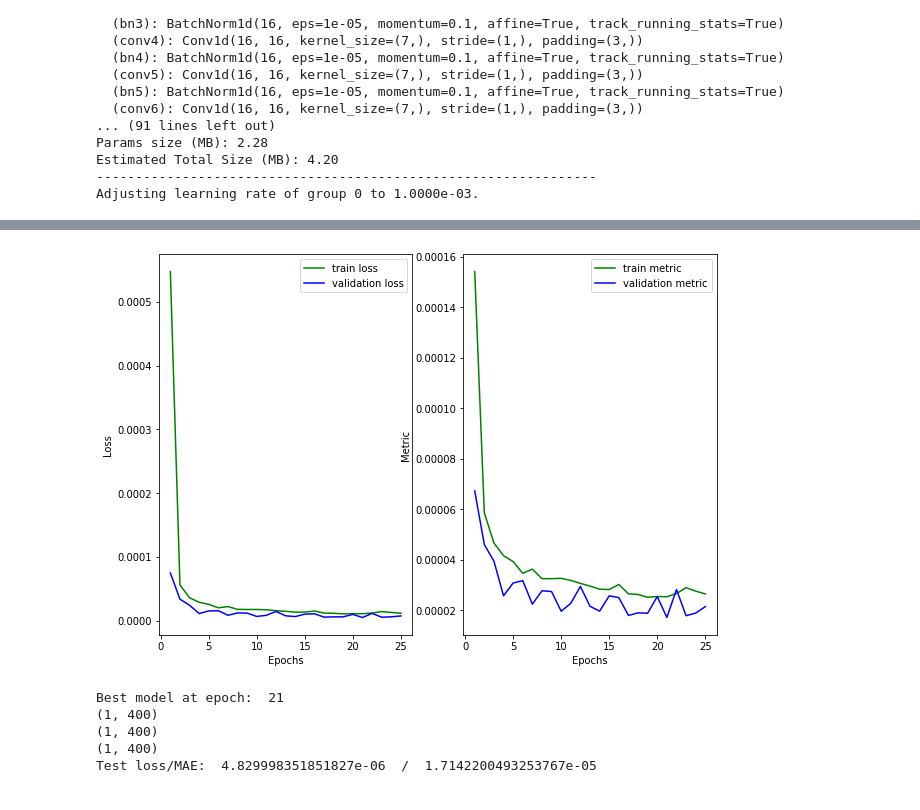
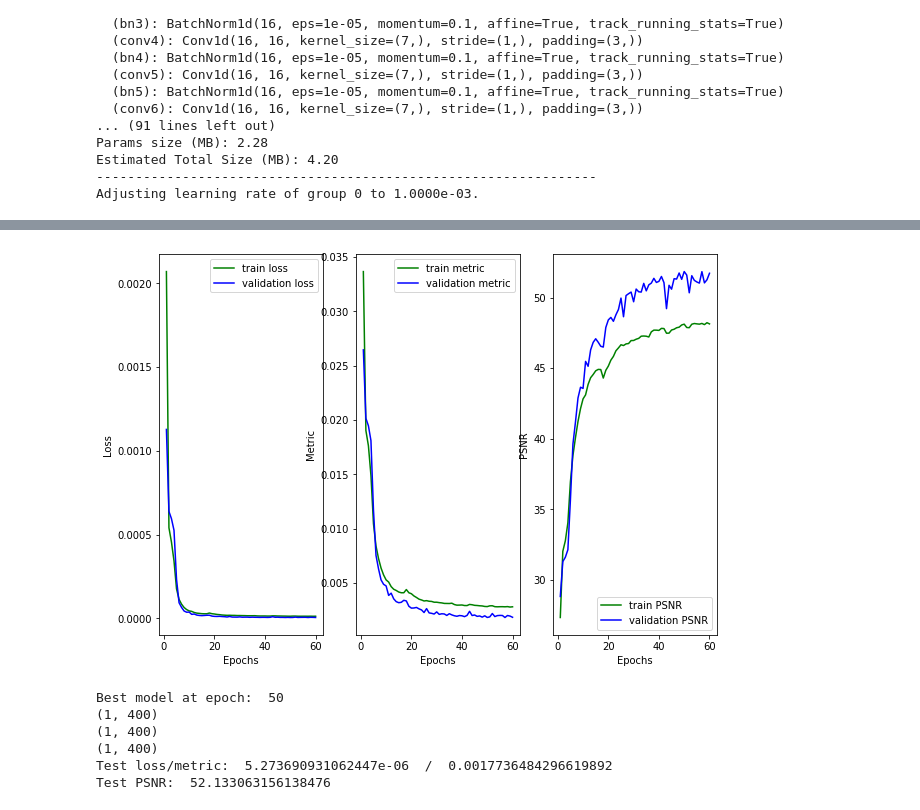
Before and after one commit to FrankJRix/ProgettoML, a Jupyter notebook: Progetto1_SRS_franco_risi_1620118.ipynb, the cells around one changed output, grey strips where cells are left out. Saved outputs shown, nothing was run; the diff lists cells and outputs as text; code cells hidden in the pictures.

```diff
--- a/Progetto1_SRS_franco_risi_1620118.ipynb
+++ b/Progetto1_SRS_franco_risi_1620118.ipynb
@@ -52,27 +68,11 @@ print(res_test.shape)
 
 print(X_train[0].shape)
 
-figure = plt.figure(figsize=(20, 10))
-cols = 3
-for i in range(1, cols + 1):
-    sample_idx = torch.randint(len(X_train), size=(1,)).item()
+max_value = max(Y_train.max(), Y_test.max())
 
-    img = X_train[sample_idx,:]
-    figure.add_subplot(3, cols, i)
-    plt.title(f'sample #{sample_idx}')
-    plt.ylabel('spettro misurato')
-    plt.plot(range(len(img)), img)
+print(f"max = {max_value}")
 
-    img = Y_train[sample_idx,:]
-    figure.add_subplot(3, cols, i+cols)
-    plt.ylabel('ground truth')
-    plt.plot(range(len(img)), img)
-
-    img = res_train[sample_idx,:]
-    figure.add_subplot(3, cols, i+cols+cols)
-    plt.ylabel('residuo')
-    plt.plot(range(len(img)), img)
-plt.show()
+comparison_plot((X_train, Y_train, res_train), 5, labels=["spettro misurato","ground truth","residuo"])
 # %% [output]
 ['X_train', 'Y_train', 'X_test', 'Y_test', 'arr_0', 'arr_1', 'arr_2', 'arr_3']
 (8000, 400, 1)
@@ -131,7 +132,7 @@ print('Trainign set size: ', len(train_dataset))
 print('Validation set size: ',len(vali_dataset))
 print('Test set size: ',len(test_dataset))
 
-batch_size = 100
+batch_size = 500
 dataloaders = dict()
 dataloaders['train'] = torch.utils.data.DataLoader(train_dataset, batch_size=batch_size, shuffle=True)
 dataloaders['vali'] = torch.utils.data.DataLoader(vali_dataset, batch_size=batch_size, shuffle=True)
@@ -198,7 +199,7 @@ class my1DnCNN(nn.Module):
 
         self.out_conv = nn.Conv1d(in_channels=out_channels, out_channels=1, kernel_size=(kernel_size), padding=padding)
 
-        self.drop1 = nn.Dropout(p=0.3) #droput
+        self.drop1 = nn.Dropout(p=0.3) #dropout
         self.fc1 = nn.Linear(in_features=400, out_features=800)
         self.drop2 = nn.Dropout(p=0.3) #dropout
         self.fc2 = nn.Linear(in_features=800, out_features=200)
@@ -260,7 +261,7 @@ LR_ST = 1e-3
 opt = optim.Adam(model.parameters(), lr=LR_ST)
 
 # scheduler
-scheduler = optim.lr_scheduler.StepLR(opt, 15, gamma=0.1, last_epoch=-1, verbose=True)
+scheduler = optim.lr_scheduler.StepLR(opt, 12, gamma=0.6, last_epoch=-1, verbose=True)
 # %% [output]
 3
 my1DnCNN(
@@ -410,24 +424,30 @@ epoch: 25, time(s): 1.5637, train loss: 0.000012, train metric: 0.000026, vali l
 # %%
 # grafico monitoring training
 plt.figure(figsize=(10, 7))
-plt.subplot(1,2,1)
+plt.subplot(1,3,1)
 plt.plot(range(1,len(hist_loss)+1), hist_loss, color='green', linestyle='-', label='train loss')
 plt.plot(range(1,len(hist_vloss)+1), hist_vloss, color='blue', linestyle='-', label='validation loss')
 plt.xlabel('Epochs')
 plt.ylabel('Loss')
 plt.legend()
 
-plt.subplot(1,2,2)
+plt.subplot(1,3,2)
 plt.plot(range(1,len(hist_metric)+1),hist_metric, color='green', linestyle='-', label='train metric')
 plt.plot(range(1,len(hist_vmetric)+1),hist_vmetric, color='blue', linestyle='-', label='validation metric')
 plt.xlabel('Epochs')
 plt.ylabel('Metric')
 plt.legend()
+
+plt.subplot(1,3,3)
+plt.plot(range(1,len(hist_psnr)+1),hist_psnr, color='green', linestyle='-', label='train PSNR')
+plt.plot(range(1,len(hist_vpsnr)+1),hist_vpsnr, color='blue', linestyle='-', label='validation PSNR')
+plt.xlabel('Epochs')
+plt.ylabel('PSNR')
+plt.legend()
 plt.show()
 # %% [output]
-[figure, old version]
+[figure, new version]
 # %%
-# plot andamenti
 # test set perfromance
 
 # lettura del modello
@@ -440,6 +460,7 @@ model.to(torch.device('cpu'))
 
 loss = 0
 metric = 0
+psnr = 0
 counter = 0
 inputs = []
 predictions = []
@@ -463,18 +484,22 @@ for xb, yb in dataloaders['test']:
 
     loss += loss_func(pred, yb).item()
     metric += metric_func(pred, yb).item()
+    psnr += PSNR(xb-yb, xb-pred, max_value)
 
 print(inputs[0].shape)
 print(truth[0].shape)
 print(predictions[0].shape)
 
 loss /= counter
-metric /= (counter*batch_size)
+metric /= counter
+psnr /= counter
 
-print('Test loss/MAE: ',loss, ' / ', metric)
+print('Test loss/metric: ',loss, ' / ', metric)
+print('Test PSNR: ', psnr)
 # %% [output]
-Best model at epoch:  21
+Best model at epoch:  50
 (1, 400)
 (1, 400)
 (1, 400)
-Test loss/MAE:  4.829998351851827e-06  /  1.7142200493253767e-05
+Test loss/metric:  5.273690931062447e-06  /  0.0017736484296619892
+Test PSNR:  52.133063156138476
```
Also changed, not shown: parts of 9 cells of this notebook.
